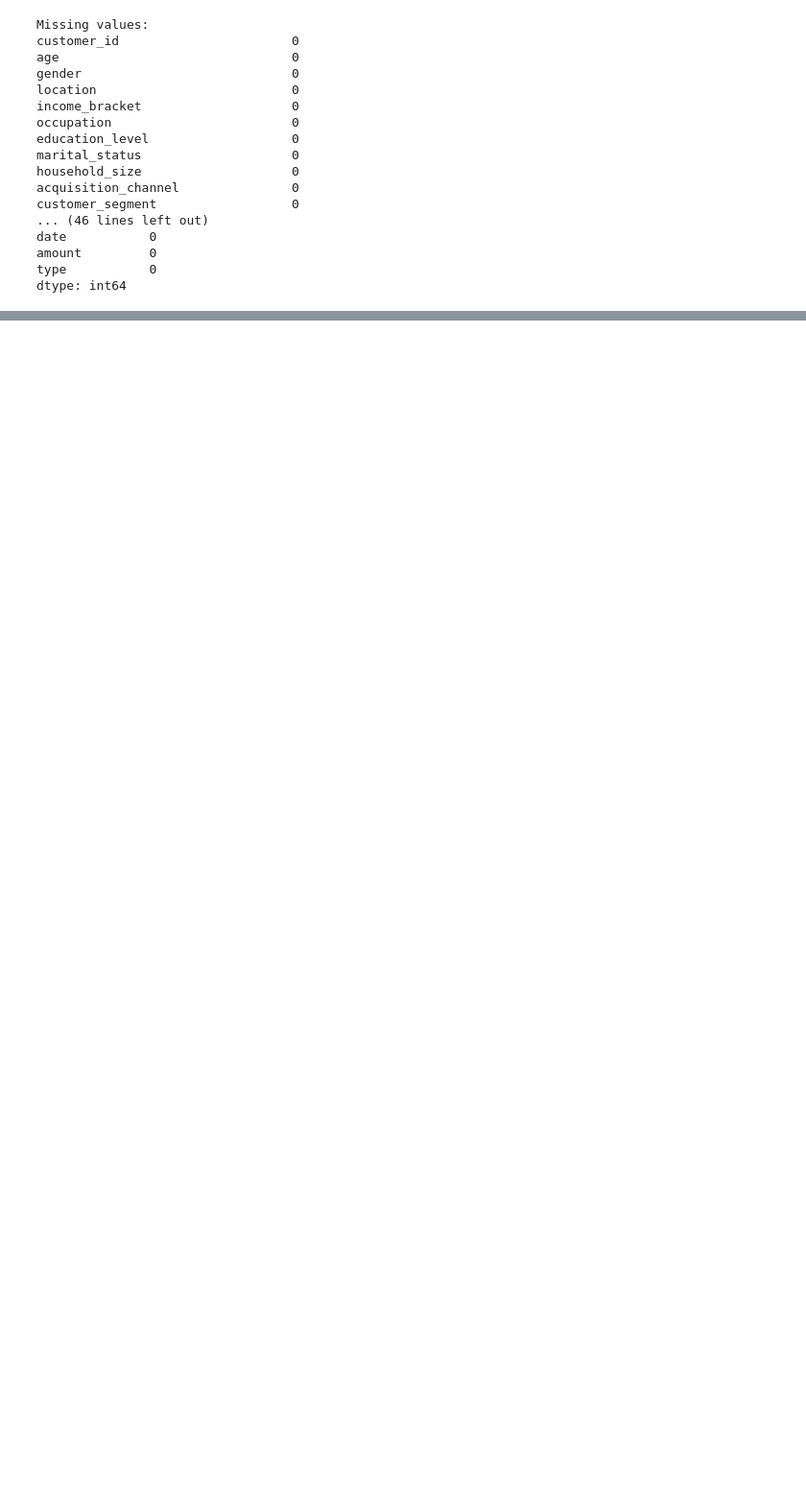
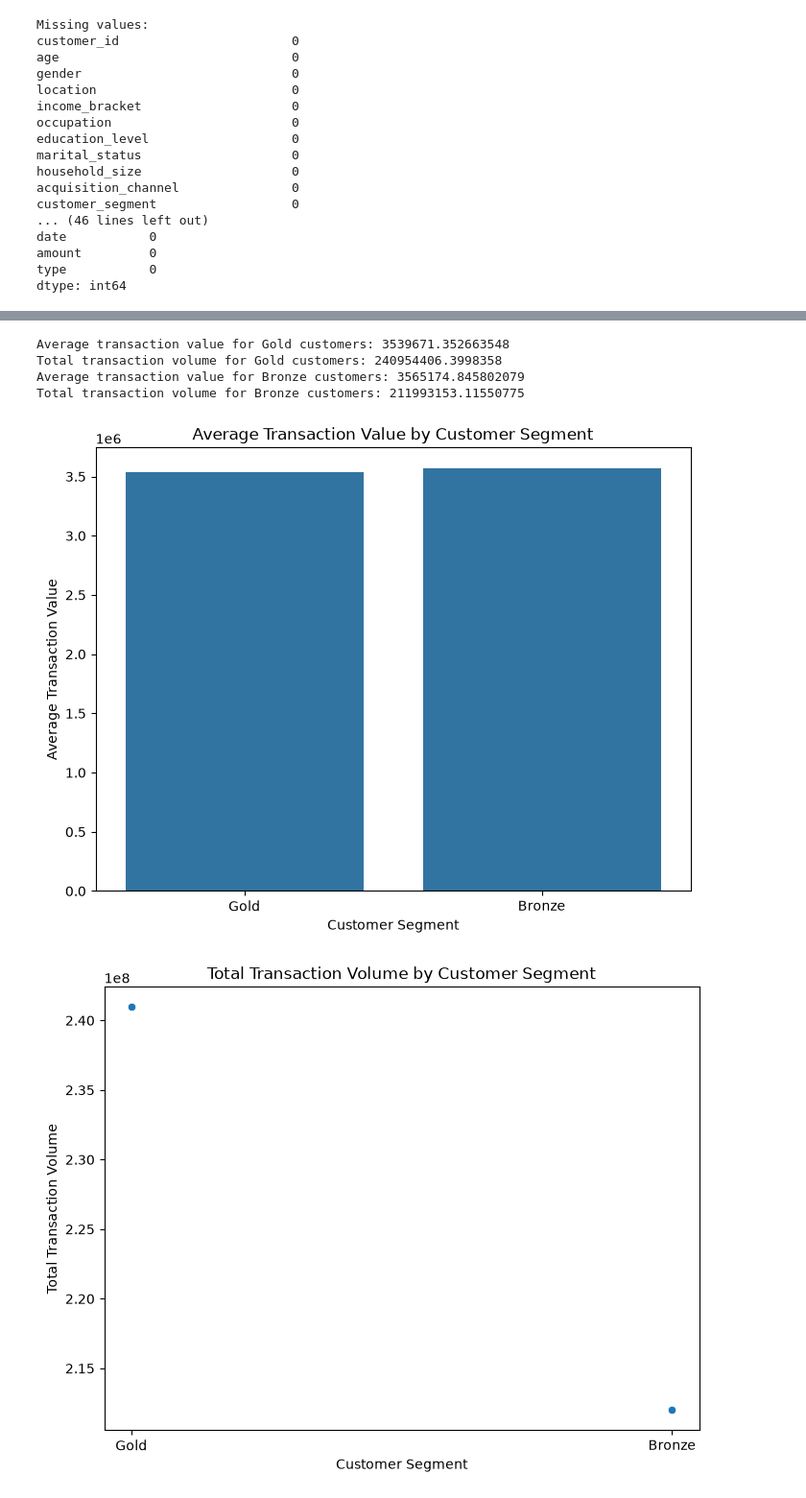
Before and after one commit to Blim3202/COFINFAD-Project, a Jupyter notebook: notebooks/01_eda_analysis.ipynb, the cells around one changed output, grey strips where cells are left out. Shown at 96% size. Drawn from its saved outputs; the diff is of its cells as text; code cells hidden in the pictures; blank space fills up the shorter version.

```diff
--- a/notebooks/01_eda_analysis.ipynb
+++ b/notebooks/01_eda_analysis.ipynb
@@ -57,0 +64,41 @@ Columns with missing data: ['credit_utilization_ratio', 'feature_requests', 'com
+# %%
+# Filter data to include only Gold customers
+gold_customers = customer_df[customer_df['clv_segment'] == 'Gold']
+
+# Calculate average transaction value and total transaction volume for each customer
+gold_transactions = gold_customers[['average_transaction_value', 'total_transaction_volume']]
+gold_transactions_avg = gold_transactions.mean()
+print(f"Average transaction value for Gold customers: {gold_transactions_avg['average_transaction_value']}")
+print(f"Total transaction volume for Gold customers: {gold_transactions_avg['total_transaction_volume']}")
+
+# Filter data to include only Bronze customers
+bronze_customers = customer_df[customer_df['clv_segment'] == 'Bronze']
+
+# Calculate average transaction value and total transaction volume for each customer
+bronze_transactions = bronze_customers[['average_transaction_value', 'total_transaction_volume']]
+bronze_transactions_avg = bronze_transactions.mean()
+print(f"Average transaction value for Bronze customers: {bronze_transactions_avg['average_transaction_value']}")
+print(f"Total transaction volume for Bronze customers: {bronze_transactions_avg['total_transaction_volume']}")
+
+# Create a bar plot to compare average transaction values and total transaction volumes
+plt.figure(figsize=(8, 6))
+sns.barplot(x=['Gold', 'Bronze'], y=[gold_transactions_avg['average_transaction_value'], bronze_transactions_avg['average_transaction_value']])
+plt.title('Average Transaction Value by Customer Segment')
+plt.xlabel('Customer Segment')
+plt.ylabel('Average Transaction Value')
+plt.show()
+
+# Create a scatter plot to compare total transaction volumes
+plt.figure(figsize=(8, 6))
+sns.scatterplot(x=['Gold', 'Bronze'], y=[gold_transactions_avg['total_transaction_volume'], bronze_transactions_avg['total_transaction_volume']])
+plt.title('Total Transaction Volume by Customer Segment')
+plt.xlabel('Customer Segment')
+plt.ylabel('Total Transaction Volume')
+plt.show()
+# %% [output]
+Average transaction value for Gold customers: 3539671.352663548
+Total transaction volume for Gold customers: 240954406.3998358
+Average transaction value for Bronze customers: 3565174.845802079
+Total transaction volume for Bronze customers: 211993153.11550775
+[figure, added]
+[figure, added]
```
Also changed, not shown: parts of 3 cells of this notebook, 2 other files.
